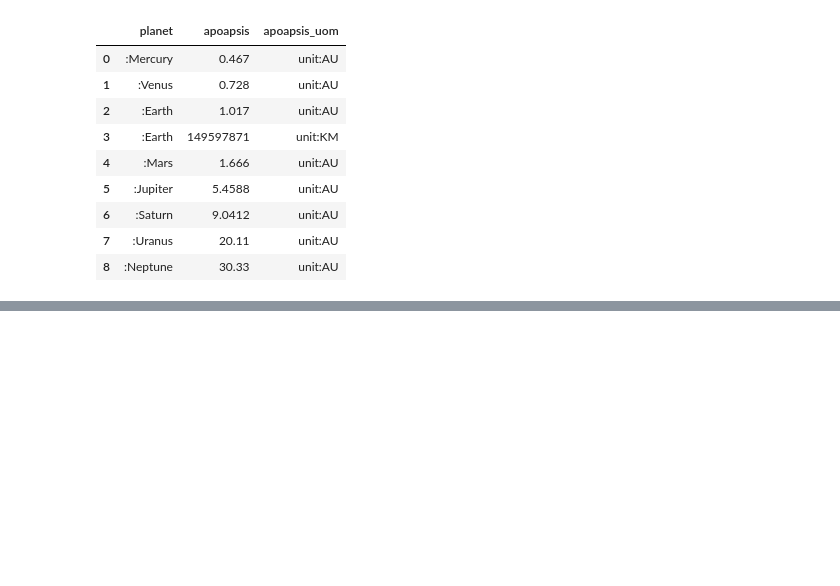
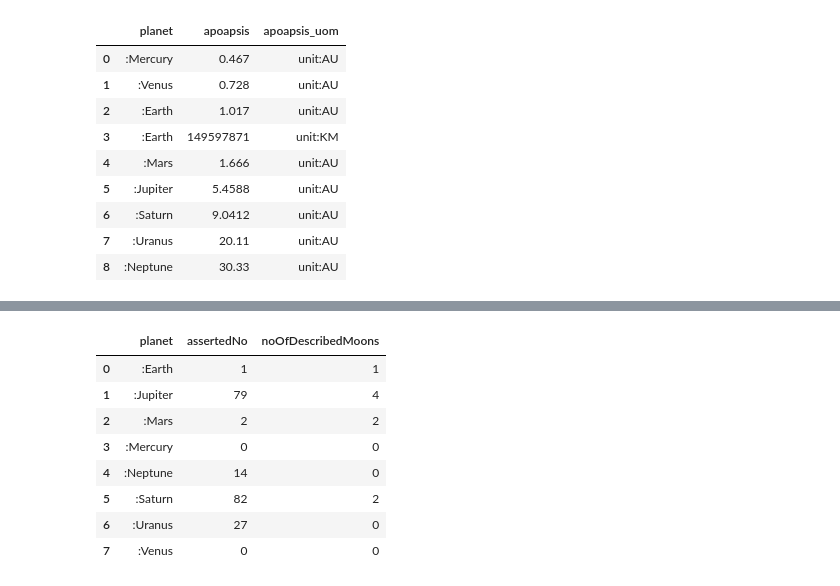
Before and after one commit to basharah/semai, a Jupyter notebook: UE03_BaAh.ipynb, the cells around one changed output, grey strips where cells are left out. Cells and saved outputs as stored; diff of their text form; code cells hidden in the pictures; blank space fills up the shorter version.

```diff
--- a/UE03_BaAh.ipynb
+++ b/UE03_BaAh.ipynb
@@ -127,0 +113,25 @@ df
+# %%
+df = sparql_select(g, """
+select ?planet ?assertedNo (count(?s) as ?noOfDescribedMoons)
+where {
+  ?planet a dbo:Planet .
+  ?planet v:nrOfMoons ?assertedNo .
+  OPTIONAL {
+     ?s a dbo:Satellite .
+     ?s v:orbits ?planet .
+  }
+ }
+group by ?planet  ?assertedNo
+order by ?planet
+""")
+df
+# %% [output]
+|  | planet | assertedNo | noOfDescribedMoons |
+| 0 | :Earth | 1 | 1 |
+| 1 | :Jupiter | 79 | 4 |
+| 2 | :Mars | 2 | 2 |
+| 3 | :Mercury | 0 | 0 |
+| 4 | :Neptune | 14 | 0 |
+| 5 | :Saturn | 82 | 2 |
+| 6 | :Uranus | 27 | 0 |
+| 7 | :Venus | 0 | 0 |
```
Also changed, not shown: parts of 40 cells of this notebook.
